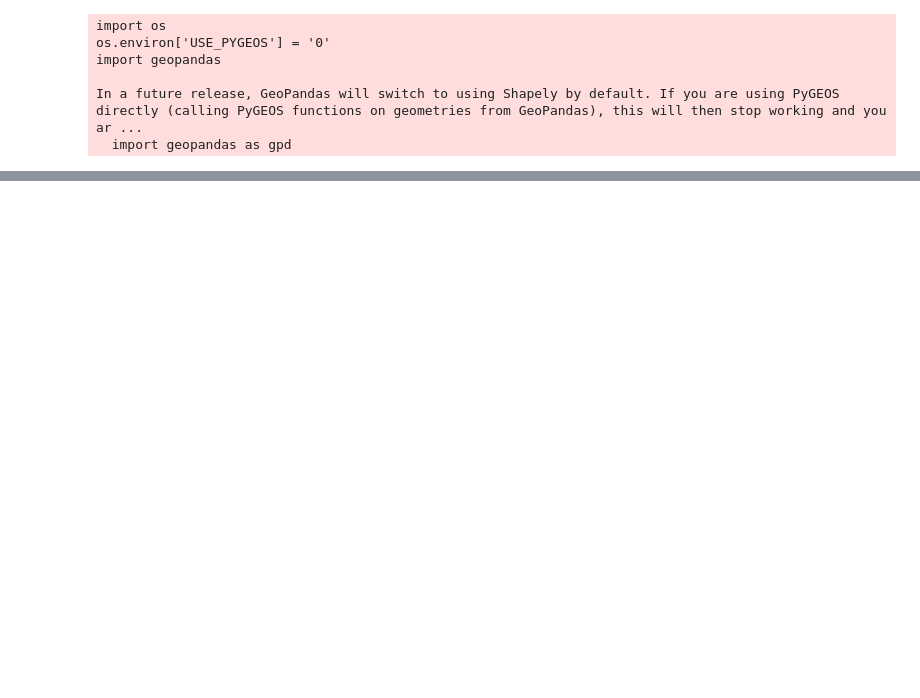
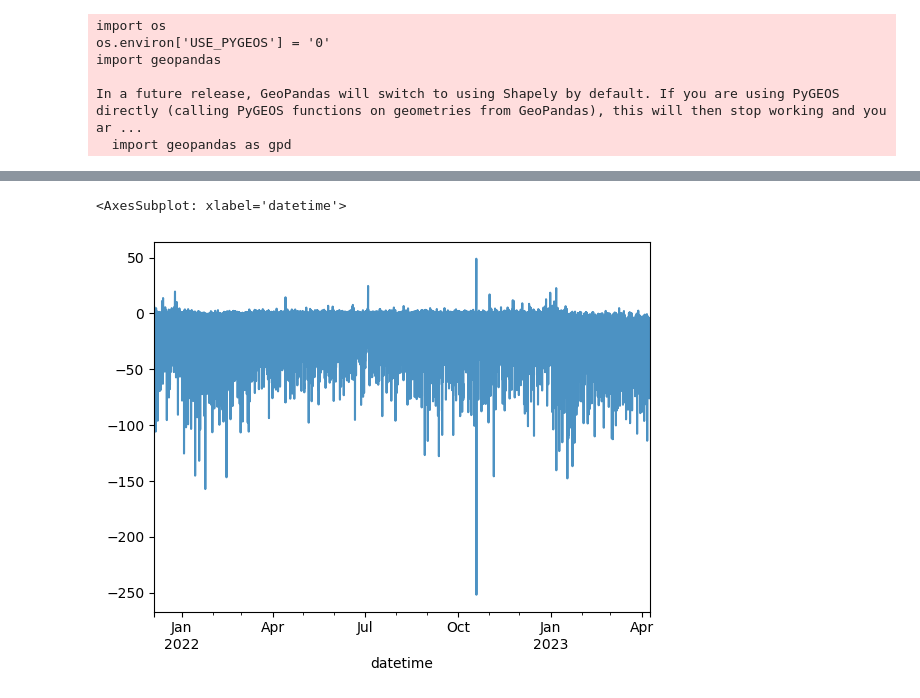
Before and after one commit to peter-amerkhanian/San-Francisco-Service-Analysis, a Jupyter notebook: peter_timeseries_sandbox.ipynb, the cells around one changed output, grey strips where cells are left out. Drawn from its saved outputs; the diff is of its cells as text; code cells hidden in the pictures; blank space fills up the shorter version.

Commit message:
added data opening tool

```diff
--- a/peter_timeseries_sandbox.ipynb
+++ b/peter_timeseries_sandbox.ipynb
@@ -11,0 +36,5 @@ In a future release, GeoPandas will switch to using Shapely by default. If you a
+# %%
+df_hourly['month'] = df_hourly.index.month
+df_hourly['dayofweek'] = df_hourly.index.dayofweek
+df_hourly['dayofmonth'] = df_hourly.index.day
+df_hourly['hourofday'] = df_hourly.index.hour
@@ -11,0 +57,7 @@ In a future release, GeoPandas will switch to using Shapely by default. If you a
+# %%
+holidays = (
+ calendar()
+ .holidays(start=df_hourly.index.min(),
+ end=df_hourly.index.max())
+)
+df_hourly['holiday'] = (pd.Series(df_hourly.index.date).isin(holidays.date) * 1).values
@@ -11,0 +81,31 @@ In a future release, GeoPandas will switch to using Shapely by default. If you a
+# %%
+n_splits = 12
+
+# create TimeSeriesSplit object
+tscv = TimeSeriesSplit(n_splits=n_splits)
+# %%
+# iterate over each split and fit the model
+rmses = []
+for train_index, test_index in tscv.split(df_hourly):
+    # get the training and test data for this split
+    train_data = df_hourly.iloc[train_index]
+    test_data = df_hourly.iloc[test_index]
+    # Baseline Model
+    preds = (train_data
+             .groupby([train_data['month'],
+                       train_data['dayofweek'],
+                       train_data['hourofday']])
+             ['calls']
+             .mean()).to_dict()
+    test_preds = (
+        test_data
+        .apply(lambda x: preds.get((x.month,
+                                    x.dayofweek,
+                                    x.hourofday)),
+                axis=1)
+    )
+    mae_test = mean_absolute_error(test_data['calls'], test_preds)
+    rmse = np.mean((test_data['calls'] - test_preds)**2)**.5
+    print(rmse)
+    rmses.append(rmse)
+print("Mean RMSE:", np.mean(rmses))
@@ -11,0 +126,5 @@ In a future release, GeoPandas will switch to using Shapely by default. If you a
+# %%
+(test_preds - test_data['calls']).plot(alpha=.8)
+# %% [output]
+<AxesSubplot: xlabel='datetime'>
+[figure, added]
```
Also changed, not shown: parts of 14 cells of this notebook, 1 other file.
